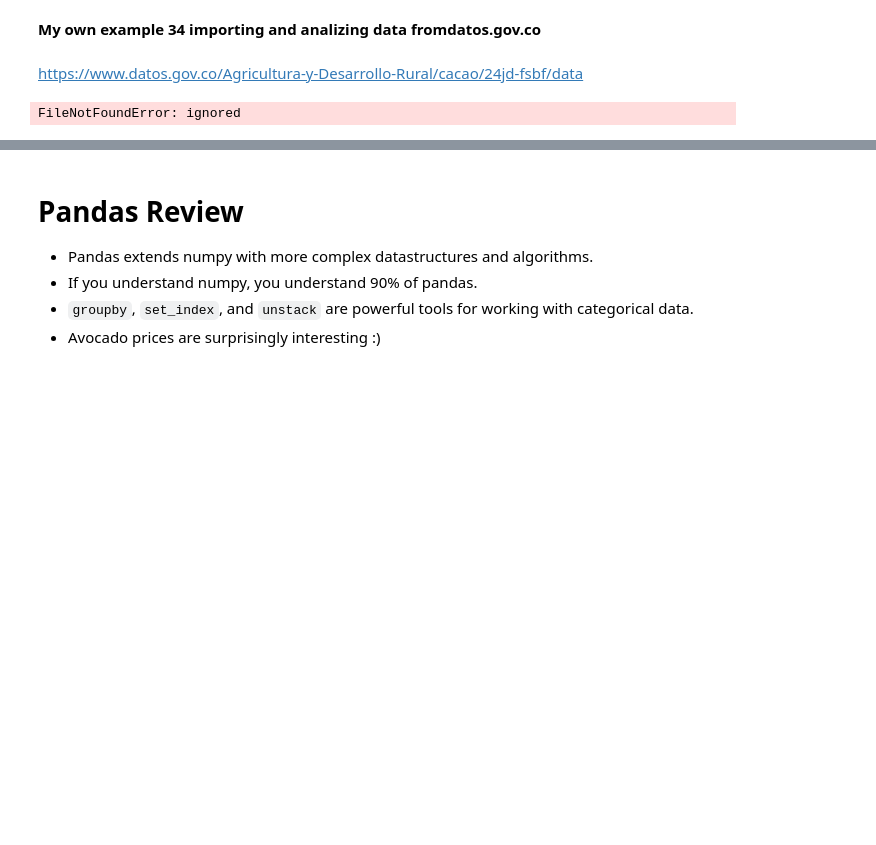
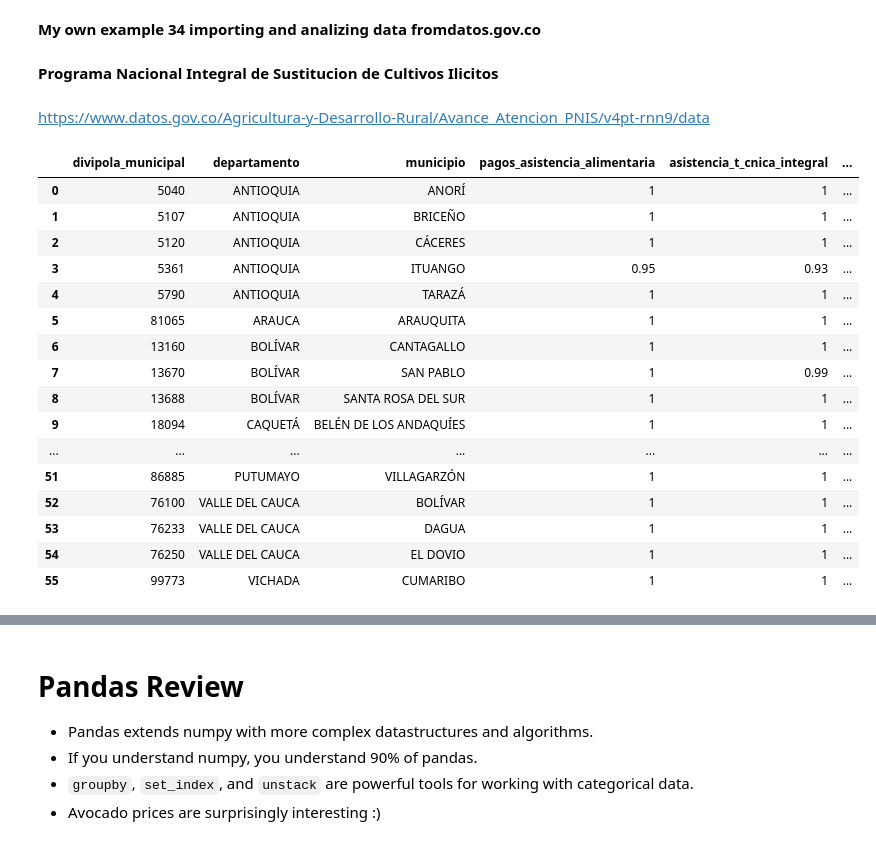
Before and after one commit to mpolancob/AlgorithmsUN2022II, a Jupyter notebook: Lab2/mpolancob_Lab2.ipynb, the cells around one changed output, grey strips where cells are left out. Saved outputs shown, nothing was run; the diff lists cells and outputs as text; code cells hidden in the pictures; blank space fills up the shorter version.

```diff
--- a/Lab2/mpolancob_Lab2.ipynb
+++ b/Lab2/mpolancob_Lab2.ipynb
@@ -1756,12 +1756,30 @@ ax.set_xticklabels(ax.get_xticklabels(), rotation=45);
 [figure]
 # %% [markdown]
 **My own example 34 importing and analizing data fromdatos.gov.co**
+# %% [markdown]
+**Programa Nacional Integral de Sustitucion de Cultivos Ilicitos**
 # %% [markdown]
-https://www.datos.gov.co/Agricultura-y-Desarrollo-Rural/cacao/24jd-fsbf/data
+https://www.datos.gov.co/Agricultura-y-Desarrollo-Rural/Avance_Atencion_PNIS/v4pt-rnn9/data
 # %%
 import pandas as pd
-info = pd.read_csv("cacao.csv",decimal=',')
+info = pd.read_csv("v4pt-rnn9.csv",decimal=',')
 info
 # %% [output]
-FileNotFoundError: ignored
+|  | divipola_municipal | departamento | municipio | pagos_asistencia_alimentaria | asistencia_t_cnica_integral | ... |
+| 0 | 5040 | ANTIOQUIA | ANORÍ | 1 | 1 | ... |
+| 1 | 5107 | ANTIOQUIA | BRICEÑO | 1 | 1 | ... |
+| 2 | 5120 | ANTIOQUIA | CÁCERES | 1 | 1 | ... |
+| 3 | 5361 | ANTIOQUIA | ITUANGO | 0.95 | 0.93 | ... |
+| 4 | 5790 | ANTIOQUIA | TARAZÁ | 1 | 1 | ... |
+| 5 | 81065 | ARAUCA | ARAUQUITA | 1 | 1 | ... |
+| 6 | 13160 | BOLÍVAR | CANTAGALLO | 1 | 1 | ... |
+| 7 | 13670 | BOLÍVAR | SAN PABLO | 1 | 0.99 | ... |
+| 8 | 13688 | BOLÍVAR | SANTA ROSA DEL SUR | 1 | 1 | ... |
+| 9 | 18094 | CAQUETÁ | BELÉN DE LOS ANDAQUÍES | 1 | 1 | ... |
+| ... | ... | ... | ... | ... | ... | ... |
+| 51 | 86885 | PUTUMAYO | VILLAGARZÓN | 1 | 1 | ... |
+| 52 | 76100 | VALLE DEL CAUCA | BOLÍVAR | 1 | 1 | ... |
+| 53 | 76233 | VALLE DEL CAUCA | DAGUA | 1 | 1 | ... |
+| 54 | 76250 | VALLE DEL CAUCA | EL DOVIO | 1 | 1 | ... |
+| 55 | 99773 | VICHADA | CUMARIBO | 1 | 1 | ... |
 # %%
```
Also changed, not shown: parts of 8 cells of this notebook.
